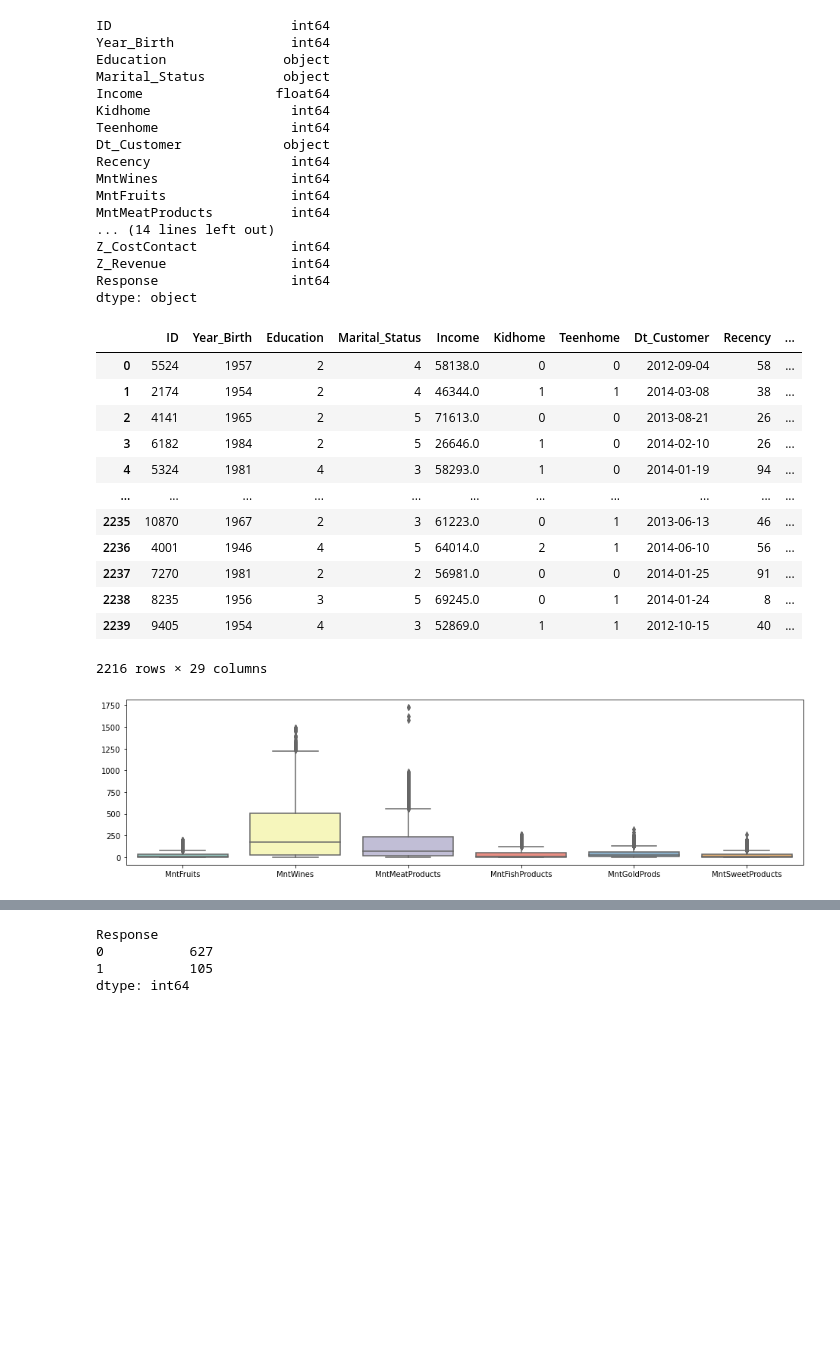
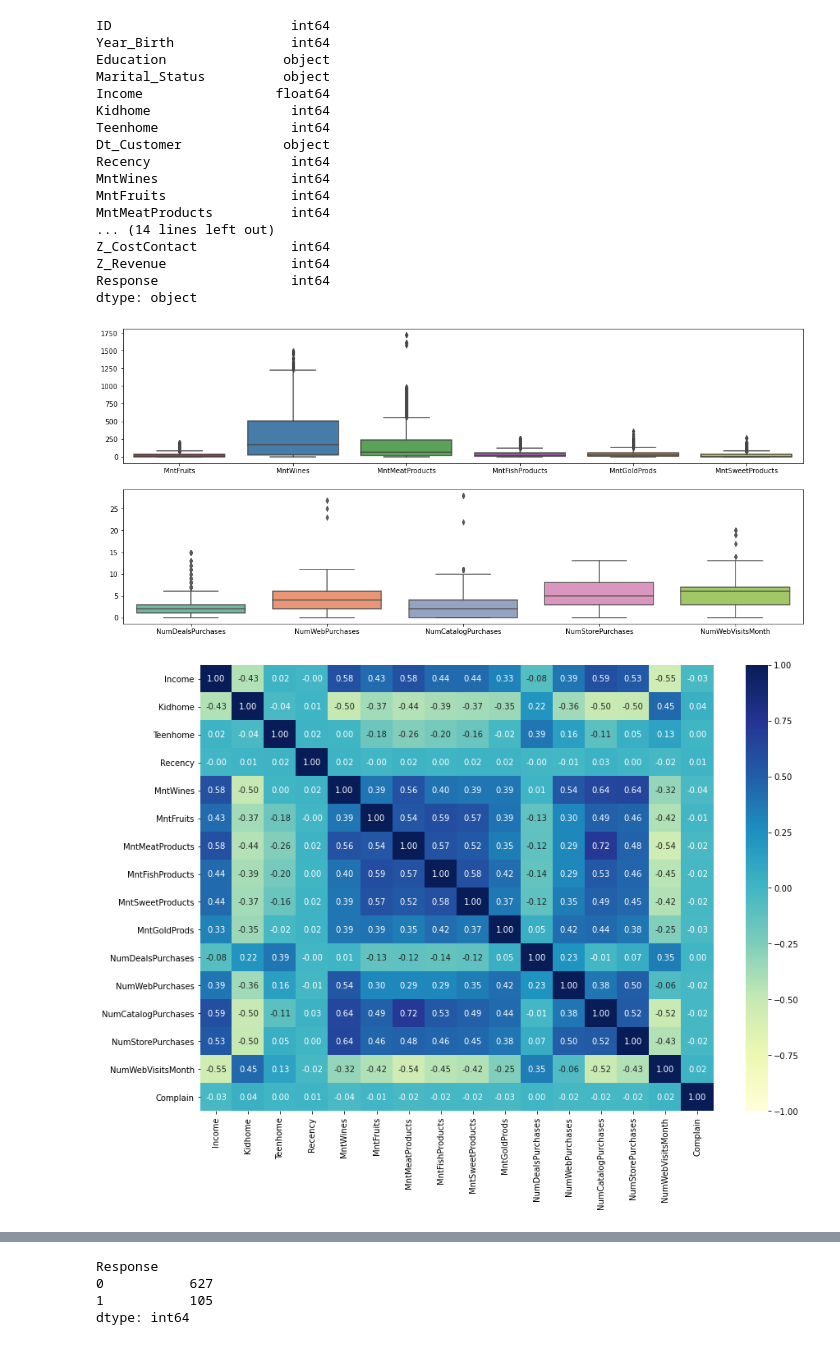
Before and after one commit to thehenke/case-data-modelling, a Jupyter notebook: data_wrangling.ipynb, the cells around one changed output, grey strips where cells are left out. Drawn from its saved outputs; the diff is of its cells as text; code cells hidden in the pictures; blank space fills up the shorter version.

Commit message:
Data Exploring

```diff
--- a/data_wrangling.ipynb
+++ b/data_wrangling.ipynb
@@ -30,31 +30,26 @@ Z_Revenue                int64
 Response                 int64
 dtype: object
 # %%
-df = df.dropna()
+df2 = df.copy().dropna()
+# %%
+MNT_COLUMNS = ['MntFruits', 'MntWines', 'MntMeatProducts', 'MntFishProducts', 'MntGoldProds', 'MntSweetProducts']
+NUM_COLUMNS = ['NumDealsPurchases', 'NumWebPurchases', 'NumCatalogPurchases', 'NumStorePurchases', 'NumWebVisitsMonth']
 # %%
-encoder = LabelEncoder()
-df['Education'] = encoder.fit_transform(df['Education'])
-df['Marital_Status'] = encoder.fit_transform(df['Marital_Status'])
-df
+# encoder = LabelEncoder()
+# df2['Education'] = encoder.fit_transform(df2['Education'])
+# df2['Marital_Status'] = encoder.fit_transform(df2['Marital_Status'])
+# df2
-# %% [output]
-|  | ID | Year_Birth | Education | Marital_Status | Income | Kidhome | Teenhome | Dt_Customer | Recency | ... |
-| 0 | 5524 | 1957 | 2 | 4 | 58138.0 | 0 | 0 | 2012-09-04 | 58 | ... |
-| 1 | 2174 | 1954 | 2 | 4 | 46344.0 | 1 | 1 | 2014-03-08 | 38 | ... |
-| 2 | 4141 | 1965 | 2 | 5 | 71613.0 | 0 | 0 | 2013-08-21 | 26 | ... |
-| 3 | 6182 | 1984 | 2 | 5 | 26646.0 | 1 | 0 | 2014-02-10 | 26 | ... |
-| 4 | 5324 | 1981 | 4 | 3 | 58293.0 | 1 | 0 | 2014-01-19 | 94 | ... |
-| ... | ... | ... | ... | ... | ... | ... | ... | ... | ... | ... |
-| 2235 | 10870 | 1967 | 2 | 3 | 61223.0 | 0 | 1 | 2013-06-13 | 46 | ... |
-| 2236 | 4001 | 1946 | 4 | 5 | 64014.0 | 2 | 1 | 2014-06-10 | 56 | ... |
-| 2237 | 7270 | 1981 | 2 | 2 | 56981.0 | 0 | 0 | 2014-01-25 | 91 | ... |
-| 2238 | 8235 | 1956 | 3 | 5 | 69245.0 | 0 | 1 | 2014-01-24 | 8 | ... |
-| 2239 | 9405 | 1954 | 4 | 3 | 52869.0 | 1 | 1 | 2012-10-15 | 40 | ... |
-2216 rows × 29 columns
 # %%
-X = df.drop(['ID', 'Year_Birth', 'Dt_Customer', 'Response'], axis = 1)
+X = df.drop(['ID', 'Year_Birth', 'Dt_Customer', 'Response', 'Z_CostContact', 'Z_Revenue'], axis = 1)
 y = df[['Response']]
-# %%
-ax = plt.figure(figsize=(16, 4))
-ax = sns.boxplot(data=X[['MntFruits', 'MntWines', 'MntMeatProducts', 'MntFishProducts', 'MntGoldProds', 'MntSweetProducts']], palette="Set3")
-# %% [output]
-[figure, removed]
+# %%
+fig, axes = plt.subplots(2, 1, figsize=(18, 8))
+ax1 = sns.boxplot(data=X[MNT_COLUMNS], palette="Set1", ax=axes[0])
+ax2 = sns.boxplot(data=X[NUM_COLUMNS], palette="Set2",ax=axes[1])
+# %% [output]
+[figure, added]
+# %%
+plt.figure(figsize=(14, 10))
+sns.heatmap(X.drop(['AcceptedCmp1','AcceptedCmp2','AcceptedCmp3','AcceptedCmp4','AcceptedCmp5'], axis = 1).corr(), cmap='YlGnBu', annot=True, fmt='.2f', vmin=-1);
+# %% [output]
+[figure, added]
```
Also changed, not shown: parts of 5 cells of this notebook.
